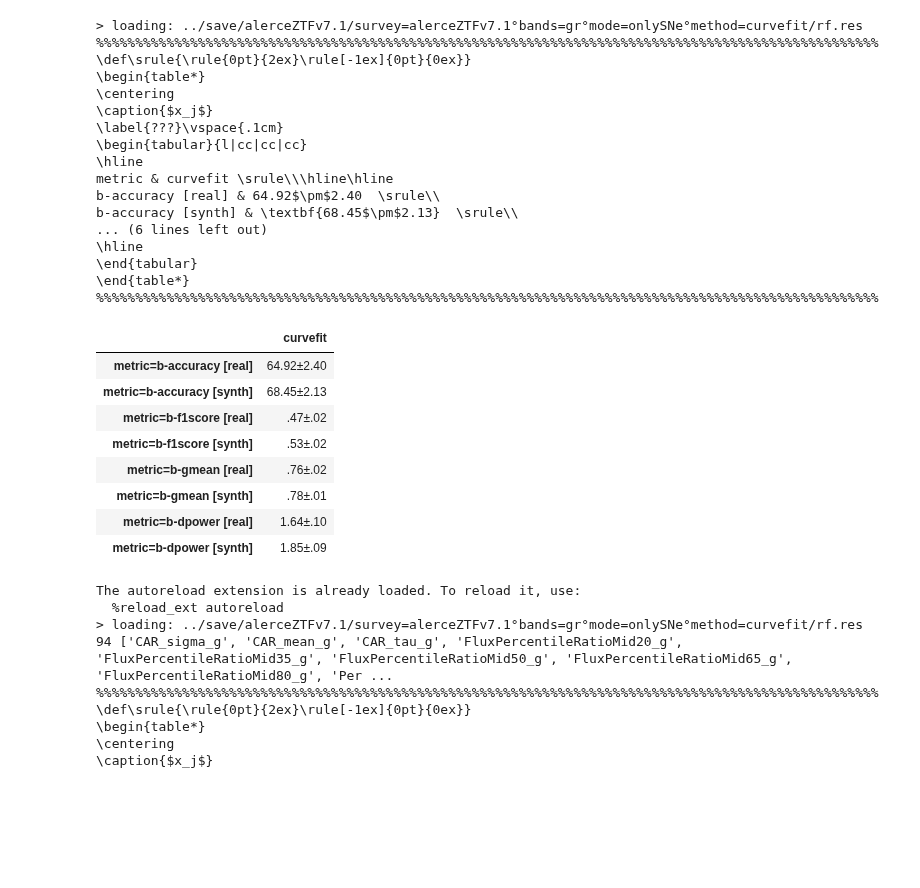
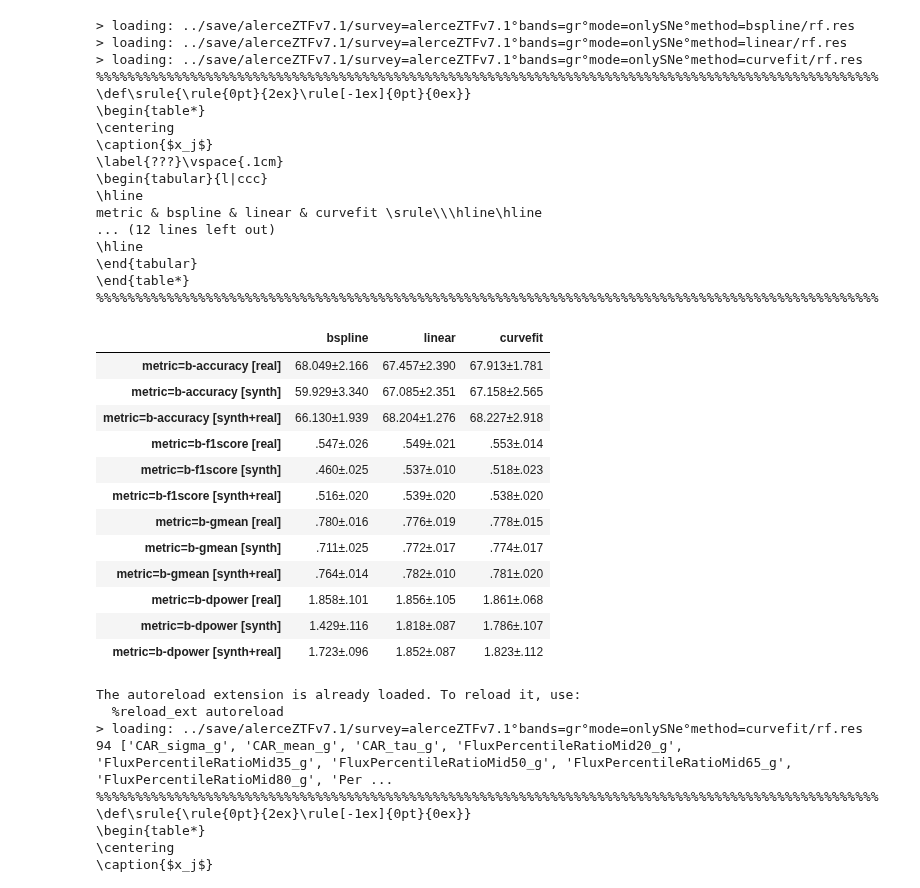
Before and after one commit to opimentel-github/astro-lightcurves-fats, a Jupyter notebook: experiments/random_forest.ipynb, the cells around one changed output. Drawn from its saved outputs; the diff is of its cells as text; code cells hidden in the pictures; blank space fills up the shorter version.

Commit message:
synth

```diff
--- a/experiments/random_forest.ipynb
+++ b/experiments/random_forest.ipynb
@@ -75,10 +73,10 @@ from flamingchoripan.cuteplots.cm_plots import plot_custom_confusion_matrix
 from flamingchoripan.datascience.statistics import XError
 import matplotlib.pyplot as plt
 
-max_model_ids = 200
+max_model_ids = 100
 test_lcset_name = 'val' # val test
-methods = ['linear', 'mcmc', 'curvefit', 'bspline']
-methods = ['curvefit']
+methods = ['curvefit', 'bspline', 'linear']
+#methods = ['linear']
 for method in methods:
     new_cfilename = f'{cfilename}°method={method}'
     filedir = f'{root_folder}/{new_cfilename}.{C_.EXT_SPLIT_LIGHTCURVE}'
@@ -135,61 +131,67 @@ from flamingchoripan.datascience.statistics import XError
 from flamingchoripan.latex.latex_tables import LatexTable
 import pandas as pd
 
-methods = ['linear', 'mcmc', 'curvefit', 'bspline']
-methods = ['curvefit']
+methods = ['bspline', 'linear', 'curvefit']
+#methods = ['curvefit']
+n_decimals = 3
 info_dict = {}
 for km,method in enumerate(methods):
     new_cfilename = f'{cfilename}°method={method}'
     load_filedir = f'../save/{survey}/{new_cfilename}/rf.res'
     rf_results = load_pickle(load_filedir)
     model_ids = list(rf_results['train'].keys())
     d = {}
     for m in ['b-accuracy', 'b-f1score', 'b-gmean', 'b-dpower']:
-        info_dict[f'metric={m} [real]'] = {method:XError([rf_results[f'train'][id]['metrics_dict'][m] for id in model_ids])}
-        info_dict[f'metric={m} [synth]'] = {method:XError([rf_results[f'train.{method}'][id]['metrics_dict'][m] for id in model_ids])}
-        #info_dict[f'metric={m} [synth+real]'] = {method:XError([rf_results[f'train.{method}+real'][id]['metrics_dict'][m] for id in model_ids])}
+        if km==0:
+            info_dict[f'metric={m} [real]'] = {}
+            info_dict[f'metric={m} [synth]'] = {}
+            info_dict[f'metric={m} [synth+real]'] = {}
+        info_dict[f'metric={m} [real]'][method] = XError([rf_results[f'train'][id]['metrics_dict'][m] for id in model_ids], n_decimals=n_decimals)
+        info_dict[f'metric={m} [synth]'][method] = XError([rf_results[f'train.{method}'][id]['metrics_dict'][m] for id in model_ids], n_decimals=n_decimals)
+        info_dict[f'metric={m} [synth+real]'][method] = XError([rf_results[f'train.{method}+real'][id]['metrics_dict'][m] for id in model_ids], n_decimals=n_decimals)
 
 info_df = pd.DataFrame.from_dict(info_dict, orient='index').reindex(list(info_dict.keys()))
-#info_df = info_df.sort_values(by=['b-f1score | synth+real'])
-#info_df['b-accu[%] | real'] = [v if k==0 else XError(None) for k,v in enumerate(info_df['b-accu[%] | real'].values)]
-#info_df['b-f1score | real'] = [v if k==0 else XError(None) for k,v in enumerate(info_df['b-f1score | real'].values)]
 
 latex_kwargs = {
     'caption':'$x_j$',
     'label':'???',
     'bold_criteriums':'max',
-    'custom_tabular_align':'l|cc|cc|cc',
+    #'custom_tabular_align':'l|cc|cc|cc',
 }
 latex_table = LatexTable(info_df, **latex_kwargs)
 print(latex_table)
 info_df
 # %% [output]
+> loading: ../save/alerceZTFv7.1/survey=alerceZTFv7.1°bands=gr°mode=onlySNe°method=bspline/rf.res
+> loading: ../save/alerceZTFv7.1/survey=alerceZTFv7.1°bands=gr°mode=onlySNe°method=linear/rf.res
 > loading: ../save/alerceZTFv7.1/survey=alerceZTFv7.1°bands=gr°mode=onlySNe°method=curvefit/rf.res
 %%%%%%%%%%%%%%%%%%%%%%%%%%%%%%%%%%%%%%%%%%%%%%%%%%%%%%%%%%%%%%%%%%%%%%%%%%%%%%%%%%%%%%%%%%%%%%%%%%%%
 \def\srule{\rule{0pt}{2ex}\rule[-1ex]{0pt}{0ex}}
 \begin{table*}
 \centering
 \caption{$x_j$}
 \label{???}\vspace{.1cm}
-\begin{tabular}{l|cc|cc|cc}
+\begin{tabular}{l|ccc}
 \hline
-metric & curvefit \srule\\\hline\hline
-b-accuracy [real] & 64.92$\pm$2.40  \srule\\
-b-accuracy [synth] & \textbf{68.45$\pm$2.13}  \srule\\
-... (6 lines left out)
+metric & bspline & linear & curvefit \srule\\\hline\hline
+... (12 lines left out)
 \hline
 \end{tabular}
 \end{table*}
 %%%%%%%%%%%%%%%%%%%%%%%%%%%%%%%%%%%%%%%%%%%%%%%%%%%%%%%%%%%%%%%%%%%%%%%%%%%%%%%%%%%%%%%%%%%%%%%%%%%%
-|  | curvefit |
-| metric=b-accuracy [real] | 64.92±2.40 |
-| metric=b-accuracy [synth] | 68.45±2.13 |
-| metric=b-f1score [real] | .47±.02 |
-| metric=b-f1score [synth] | .53±.02 |
-| metric=b-gmean [real] | .76±.02 |
-| metric=b-gmean [synth] | .78±.01 |
-| metric=b-dpower [real] | 1.64±.10 |
-| metric=b-dpower [synth] | 1.85±.09 |
+|  | bspline | linear | curvefit |
+| metric=b-accuracy [real] | 68.049±2.166 | 67.457±2.390 | 67.913±1.781 |
+| metric=b-accuracy [synth] | 59.929±3.340 | 67.085±2.351 | 67.158±2.565 |
+| metric=b-accuracy [synth+real] | 66.130±1.939 | 68.204±1.276 | 68.227±2.918 |
+| metric=b-f1score [real] | .547±.026 | .549±.021 | .553±.014 |
+| metric=b-f1score [synth] | .460±.025 | .537±.010 | .518±.023 |
+| metric=b-f1score [synth+real] | .516±.020 | .539±.020 | .538±.020 |
+| metric=b-gmean [real] | .780±.016 | .776±.019 | .778±.015 |
+| metric=b-gmean [synth] | .711±.025 | .772±.017 | .774±.017 |
+| metric=b-gmean [synth+real] | .764±.014 | .782±.010 | .781±.020 |
+| metric=b-dpower [real] | 1.858±.101 | 1.856±.105 | 1.861±.068 |
+| metric=b-dpower [synth] | 1.429±.116 | 1.818±.087 | 1.786±.107 |
+| metric=b-dpower [synth+real] | 1.723±.096 | 1.852±.087 | 1.823±.112 |
 # %%
 %load_ext autoreload
 %autoreload 2
```
Also changed, not shown: parts of 3 cells of this notebook, 1 other file.
